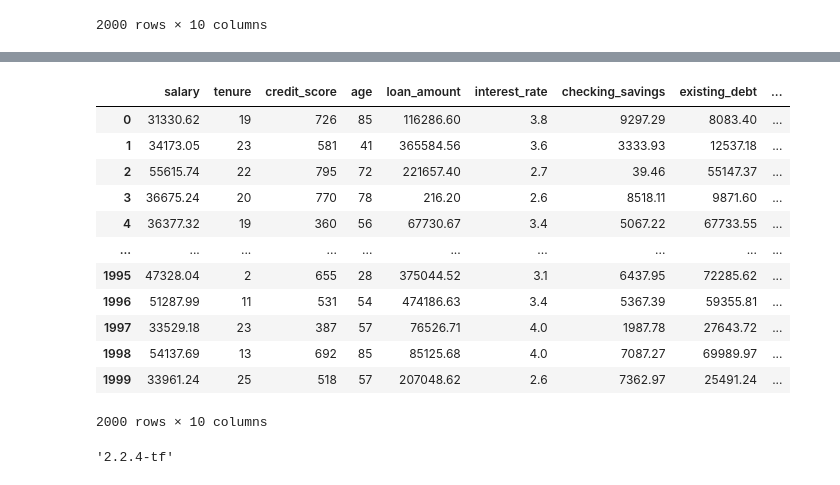
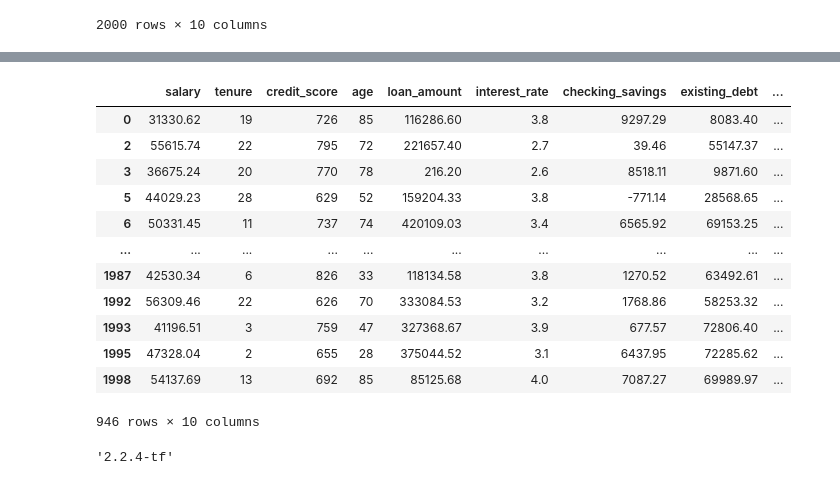
Before and after one commit to Pete803/final_project, a Jupyter notebook: credit_trainer.ipynb, the cells around one changed output, grey strips where cells are left out. Drawn from its saved outputs; the diff is of its cells as text; code cells hidden in the pictures.

Commit message:
new credit trainer.ipynb and clean csvs

```diff
--- a/credit_trainer.ipynb
+++ b/credit_trainer.ipynb
@@ -138,8 +138,8 @@ data_df.head()
 | 3 | Grenville | McArte | WV | 36675.24 | 20 | 770 | 78 | 216.20 | 2.6 | ... |
 | 4 | Micah | Yurkin | TX | 36377.32 | 19 | 360 | 56 | 67730.67 | 3.4 | ... |
 # %%
-financials = data_df.drop(['first_name', 'last_name', 'state'], axis=1)
-financials
+slim_data = data_df.drop(['first_name', 'last_name', 'state'], axis=1)
+slim_data
 # %% [output]
 |  | salary | tenure | credit_score | age | loan_amount | interest_rate | checking_savings | existing_debt | ... |
 | 0 | 31330.62 | 19 | 726 | 85 | 116286.60 | 3.8 | 9297.29 | 8083.40 | ... |
@@ -160,8 +160,8 @@ financials
 score_bins = [0, 620, 850]
 preapproval = ["Denied", "PreApproved"]
 # %%
-financials["Approvals"] = pd.cut(financials["credit_score"], score_bins, labels=preapproval, include_lowest=True)
-financials
+slim_data["PreApprovals"] = pd.cut(slim_data["credit_score"], score_bins, labels=preapproval, include_lowest=True)
+slim_data
 # %% [output]
 |  | salary | tenure | credit_score | age | loan_amount | interest_rate | checking_savings | existing_debt | ... |
 | 0 | 31330.62 | 19 | 726 | 85 | 116286.60 | 3.8 | 9297.29 | 8083.40 | ... |
@@ -176,3 +176,6 @@ financials
 | 1998 | 54137.69 | 13 | 692 | 85 | 85125.68 | 4.0 | 7087.27 | 69989.97 | ... |
 | 1999 | 33961.24 | 25 | 518 | 57 | 207048.62 | 2.6 | 7362.97 | 25491.24 | ... |
 2000 rows × 10 columns
+# %%
+first_cut = slim_data.loc[slim_data["PreApprovals"] == "PreApproved", :]
+first_cut.head()
@@ -178,0 +191,3 @@ financials
+# %%
+second_cut = first_cut.drop('PreApprovals',  axis=1)
+second_cut.head()
@@ -185,20 +204,20 @@ financials
 dti_bins = [0, 0.36, 2.76]
 finalapproval = ["Approved", "Denied"]
 # %%
-financials["Approvals"] = pd.cut(financials["DTI"], dti_bins, labels=finalapproval, include_lowest=True)
-financials
+second_cut["Approvals"] = pd.cut(second_cut["DTI"], dti_bins, labels=finalapproval, include_lowest=True)
+second_cut
 # %% [output]
 |  | salary | tenure | credit_score | age | loan_amount | interest_rate | checking_savings | existing_debt | ... |
 | 0 | 31330.62 | 19 | 726 | 85 | 116286.60 | 3.8 | 9297.29 | 8083.40 | ... |
-| 1 | 34173.05 | 23 | 581 | 41 | 365584.56 | 3.6 | 3333.93 | 12537.18 | ... |
 | 2 | 55615.74 | 22 | 795 | 72 | 221657.40 | 2.7 | 39.46 | 55147.37 | ... |
 | 3 | 36675.24 | 20 | 770 | 78 | 216.20 | 2.6 | 8518.11 | 9871.60 | ... |
-| 4 | 36377.32 | 19 | 360 | 56 | 67730.67 | 3.4 | 5067.22 | 67733.55 | ... |
+| 5 | 44029.23 | 28 | 629 | 52 | 159204.33 | 3.8 | -771.14 | 28568.65 | ... |
+| 6 | 50331.45 | 11 | 737 | 74 | 420109.03 | 3.4 | 6565.92 | 69153.25 | ... |
 | ... | ... | ... | ... | ... | ... | ... | ... | ... | ... |
+| 1987 | 42530.34 | 6 | 826 | 33 | 118134.58 | 3.8 | 1270.52 | 63492.61 | ... |
+| 1992 | 56309.46 | 22 | 626 | 70 | 333084.53 | 3.2 | 1768.86 | 58253.32 | ... |
+| 1993 | 41196.51 | 3 | 759 | 47 | 327368.67 | 3.9 | 677.57 | 72806.40 | ... |
 | 1995 | 47328.04 | 2 | 655 | 28 | 375044.52 | 3.1 | 6437.95 | 72285.62 | ... |
-| 1996 | 51287.99 | 11 | 531 | 54 | 474186.63 | 3.4 | 5367.39 | 59355.81 | ... |
-| 1997 | 33529.18 | 23 | 387 | 57 | 76526.71 | 4.0 | 1987.78 | 27643.72 | ... |
 | 1998 | 54137.69 | 13 | 692 | 85 | 85125.68 | 4.0 | 7087.27 | 69989.97 | ... |
-| 1999 | 33961.24 | 25 | 518 | 57 | 207048.62 | 2.6 | 7362.97 | 25491.24 | ... |
-2000 rows × 10 columns
+946 rows × 10 columns
 # %%
```
Also changed, not shown: parts of 14 cells of this notebook, 6 other files.
